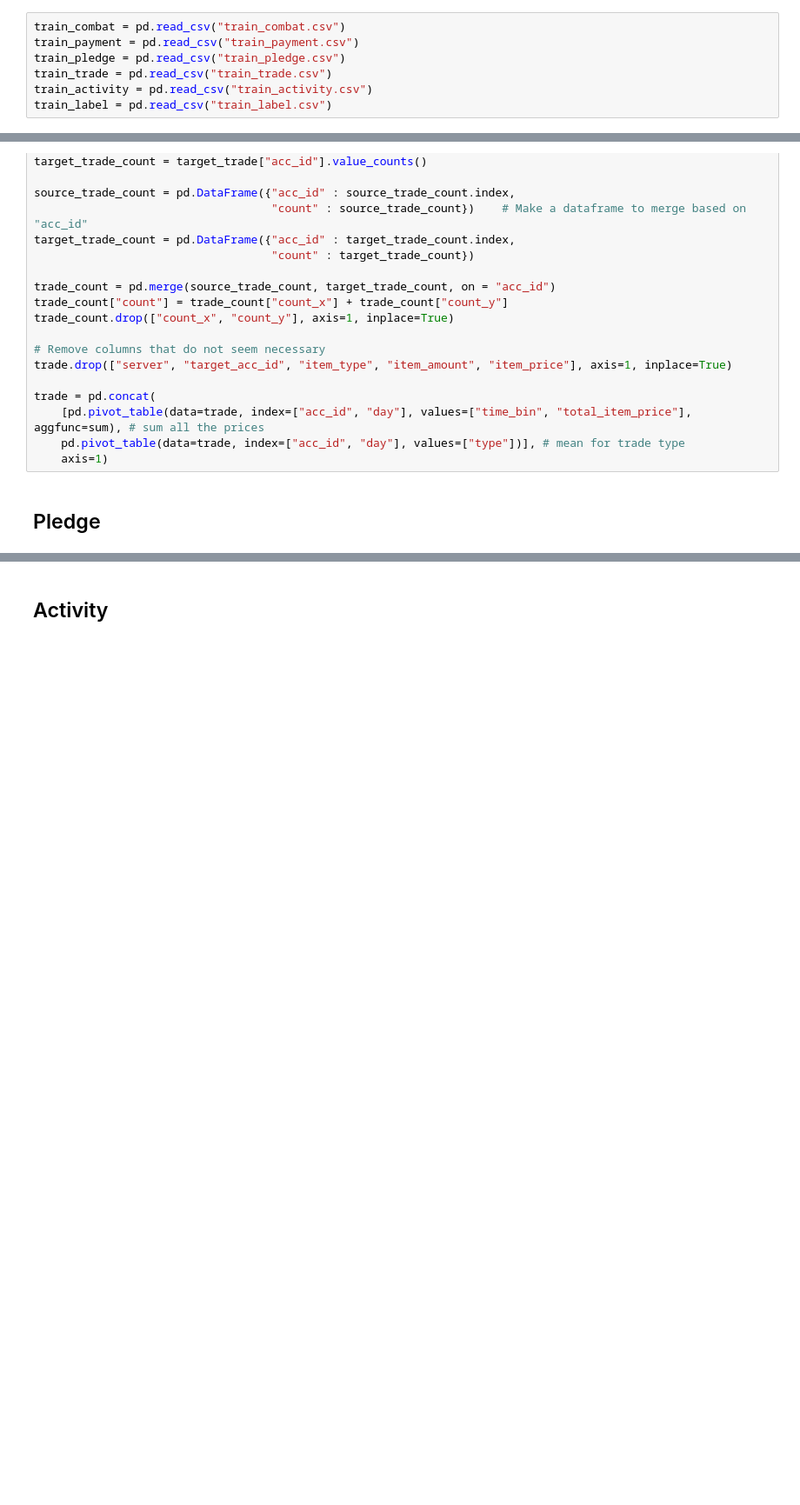
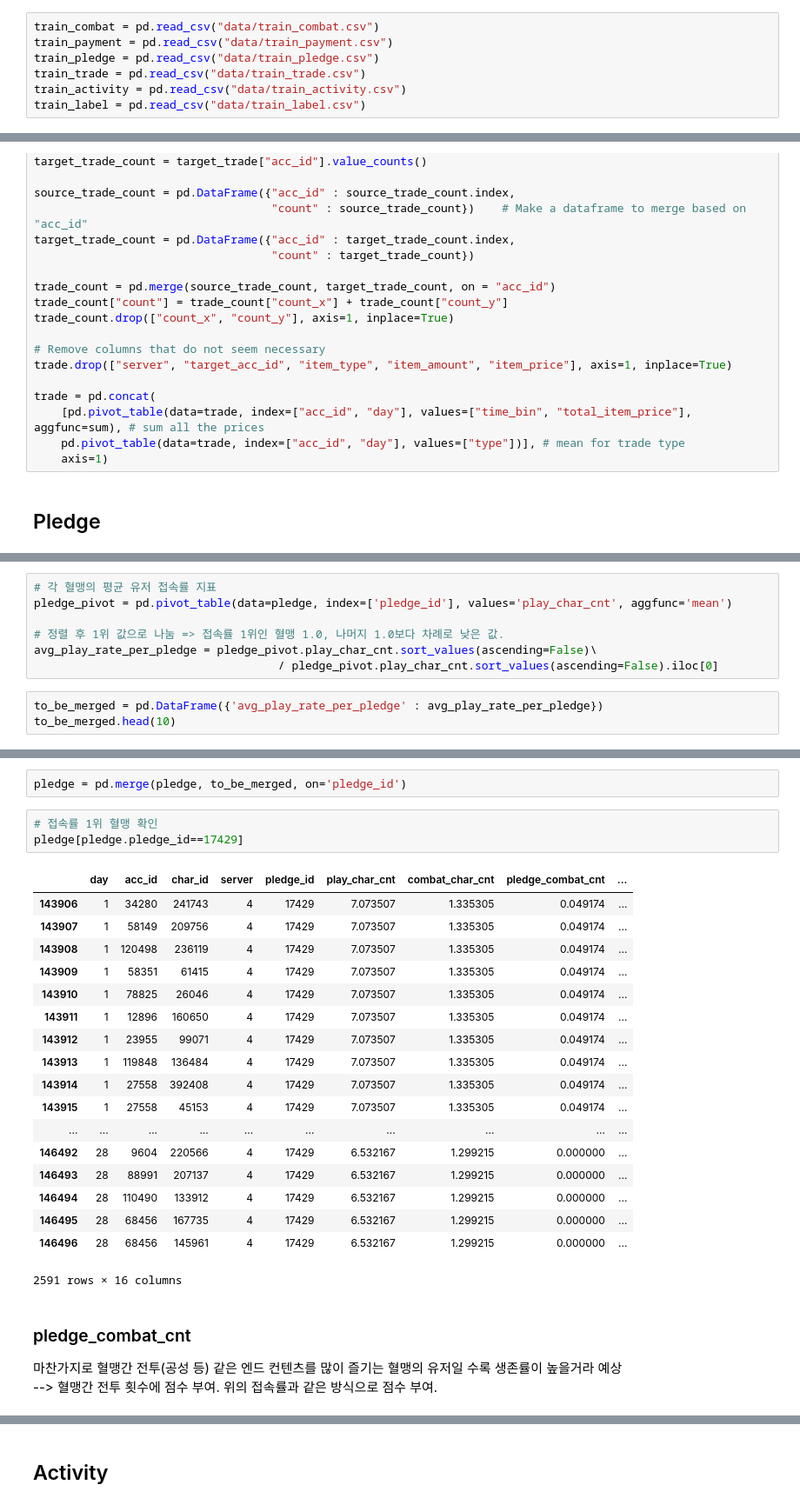
Before and after one commit to mullin-2019bigcontest/Mullin, a Jupyter notebook: Feature_Engineering.ipynb, the cells around one changed output, grey strips where cells are left out. Shown: that part at 87% size. Saved outputs shown, nothing was run; the diff lists cells and outputs as text; blank space fills up the shorter version.

Commit message:
190730 | update Feature_Engineering: pledge, combat

```diff
--- a/Feature_Engineering.ipynb
+++ b/Feature_Engineering.ipynb
@@ -13,12 +13,12 @@ from sklearn.preprocessing import OneHotEncoder
 pd.options.display.max_columns = None   # To see the entire columns of dataframes
 pd.options.display.max_rows = 100
 # %%
-train_combat = pd.read_csv("train_combat.csv")
-train_payment = pd.read_csv("train_payment.csv")
-train_pledge = pd.read_csv("train_pledge.csv")
-train_trade = pd.read_csv("train_trade.csv")
-train_activity = pd.read_csv("train_activity.csv")
-train_label = pd.read_csv("train_label.csv")
+train_combat = pd.read_csv("data/train_combat.csv")
+train_payment = pd.read_csv("data/train_payment.csv")
+train_pledge = pd.read_csv("data/train_pledge.csv")
+train_trade = pd.read_csv("data/train_trade.csv")
+train_activity = pd.read_csv("data/train_activity.csv")
+train_label = pd.read_csv("data/train_label.csv")
 # %%
 # Copy files in case of retrieving the original ones
 combat = train_combat.copy()
@@ -106,0 +119,10 @@ trade = pd.concat(
+# %%
+# 각 혈맹의 평균 유저 접속률 지표
+pledge_pivot = pd.pivot_table(data=pledge, index=['pledge_id'], values='play_char_cnt', aggfunc='mean')
+
+# 정렬 후 1위 값으로 나눔 => 접속률 1위인 혈맹 1.0, 나머지 1.0보다 차례로 낮은 값.
+avg_play_rate_per_pledge = pledge_pivot.play_char_cnt.sort_values(ascending=False)\
+                                    / pledge_pivot.play_char_cnt.sort_values(ascending=False).iloc[0]
+# %%
+to_be_merged = pd.DataFrame({'avg_play_rate_per_pledge' : avg_play_rate_per_pledge})
+to_be_merged.head(10)
@@ -106,0 +142,28 @@ trade = pd.concat(
+# %%
+pledge = pd.merge(pledge, to_be_merged, on='pledge_id')
+# %%
+# 접속률 1위 혈맹 확인
+pledge[pledge.pledge_id==17429]
+# %% [output]
+|  | day | acc_id | char_id | server | pledge_id | play_char_cnt | combat_char_cnt | pledge_combat_cnt | ... |
+| 143906 | 1 | 34280 | 241743 | 4 | 17429 | 7.073507 | 1.335305 | 0.049174 | ... |
+| 143907 | 1 | 58149 | 209756 | 4 | 17429 | 7.073507 | 1.335305 | 0.049174 | ... |
+| 143908 | 1 | 120498 | 236119 | 4 | 17429 | 7.073507 | 1.335305 | 0.049174 | ... |
+| 143909 | 1 | 58351 | 61415 | 4 | 17429 | 7.073507 | 1.335305 | 0.049174 | ... |
+| 143910 | 1 | 78825 | 26046 | 4 | 17429 | 7.073507 | 1.335305 | 0.049174 | ... |
+| 143911 | 1 | 12896 | 160650 | 4 | 17429 | 7.073507 | 1.335305 | 0.049174 | ... |
+| 143912 | 1 | 23955 | 99071 | 4 | 17429 | 7.073507 | 1.335305 | 0.049174 | ... |
+| 143913 | 1 | 119848 | 136484 | 4 | 17429 | 7.073507 | 1.335305 | 0.049174 | ... |
+| 143914 | 1 | 27558 | 392408 | 4 | 17429 | 7.073507 | 1.335305 | 0.049174 | ... |
+| 143915 | 1 | 27558 | 45153 | 4 | 17429 | 7.073507 | 1.335305 | 0.049174 | ... |
+| ... | ... | ... | ... | ... | ... | ... | ... | ... | ... |
+| 146492 | 28 | 9604 | 220566 | 4 | 17429 | 6.532167 | 1.299215 | 0.000000 | ... |
+| 146493 | 28 | 88991 | 207137 | 4 | 17429 | 6.532167 | 1.299215 | 0.000000 | ... |
+| 146494 | 28 | 110490 | 133912 | 4 | 17429 | 6.532167 | 1.299215 | 0.000000 | ... |
+| 146495 | 28 | 68456 | 167735 | 4 | 17429 | 6.532167 | 1.299215 | 0.000000 | ... |
+| 146496 | 28 | 68456 | 145961 | 4 | 17429 | 6.532167 | 1.299215 | 0.000000 | ... |
+2591 rows × 16 columns
+# %% [markdown]
+### pledge_combat_cnt
+마찬가지로 혈맹간 전투(공성 등) 같은 엔드 컨텐츠를 많이 즐기는 혈맹의 유저일 수록 생존률이 높을거라 예상
+--> 혈맹간 전투 횟수에 점수 부여. 위의 접속률과 같은 방식으로 점수 부여.
```
Also changed, not shown: parts of 20 cells of this notebook.
